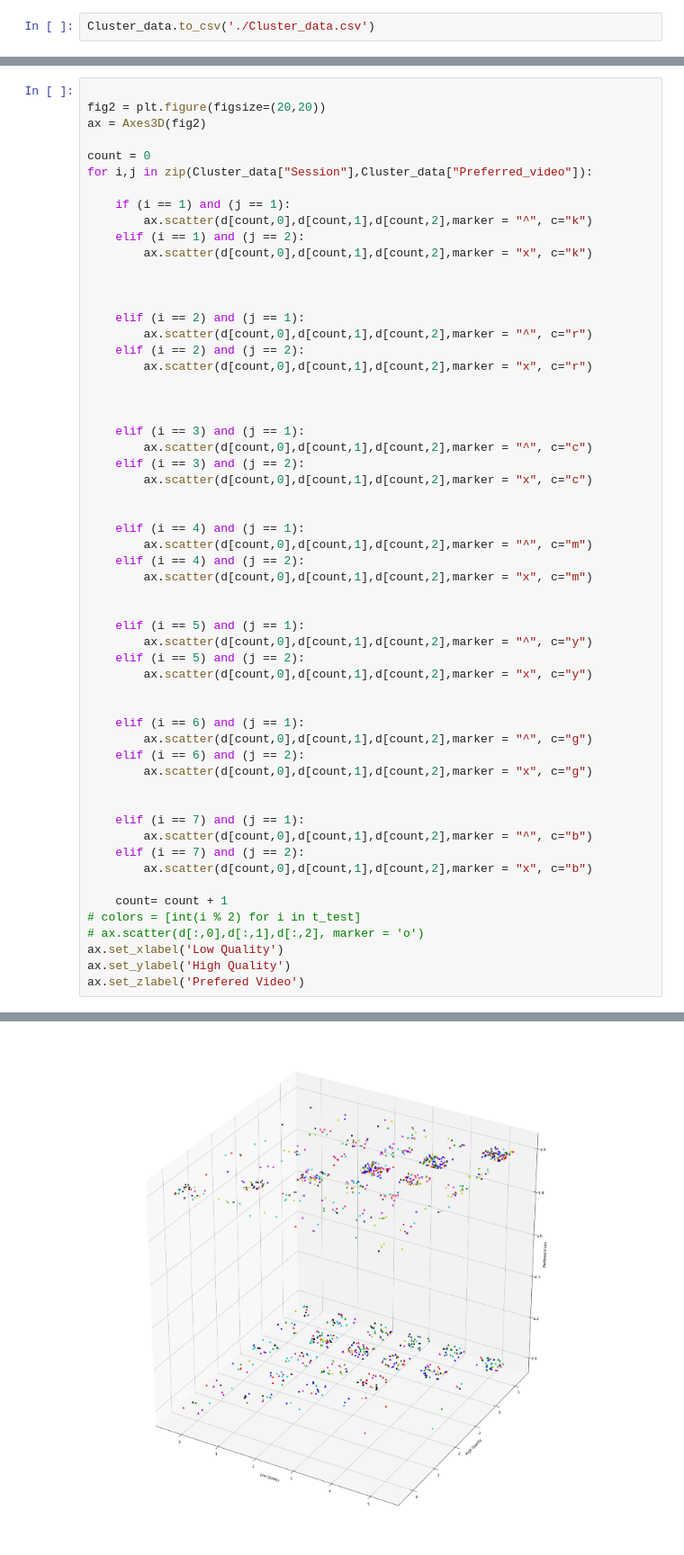
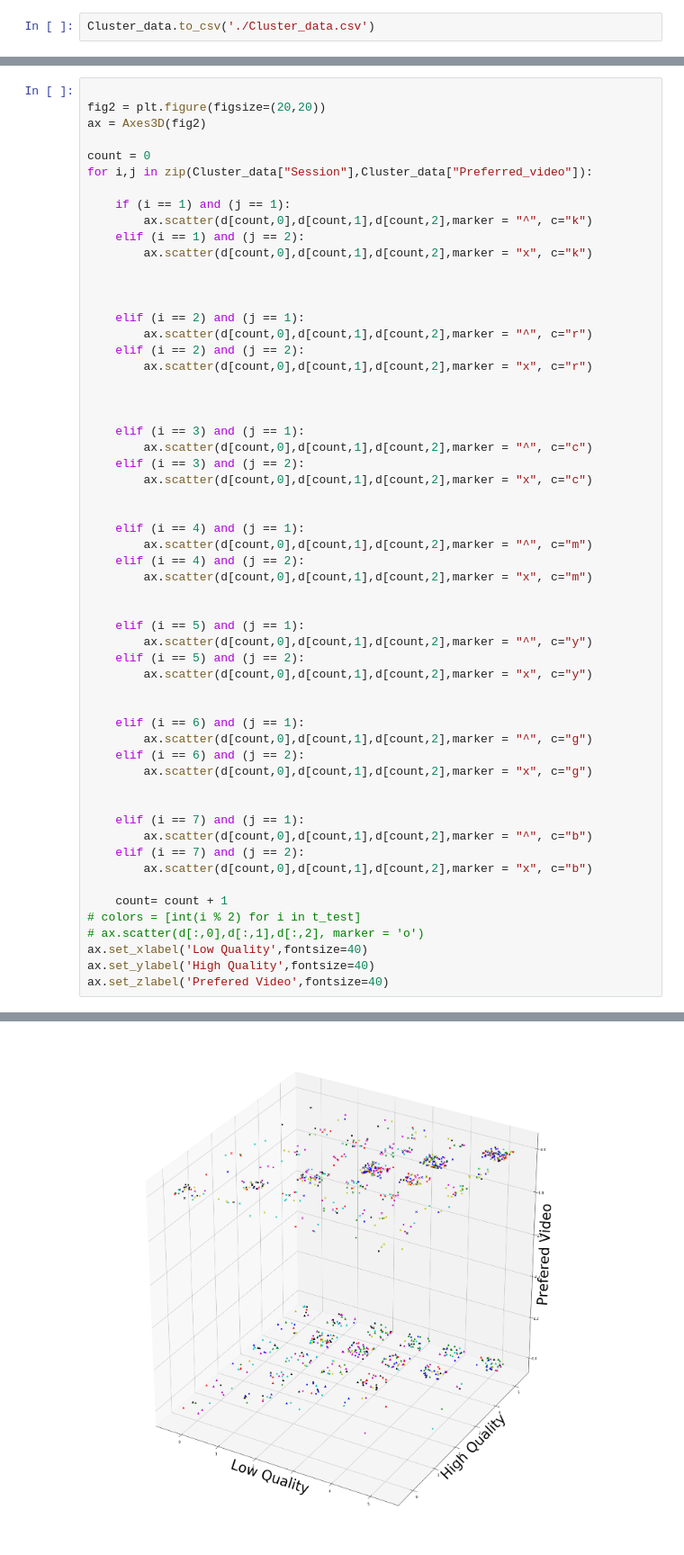
Before and after one commit to aliamin7/QoE-experiment-Data-Analysis, a Jupyter notebook: Data_Analysis.ipynb, the cells around one changed output, grey strips where cells are left out. Shown: that part at 90% size. Drawn from its saved outputs; the diff is of its cells as text.

```diff
--- a/Data_Analysis.ipynb
+++ b/Data_Analysis.ipynb
@@ -510,34 +527,34 @@ for i,j in zip(Cluster_data["Session"],Cluster_data["Preferred_video"]):
 
 
     elif (i == 4) and (j == 1):
         ax.scatter(d[count,0],d[count,1],d[count,2],marker = "^", c="m")
     elif (i == 4) and (j == 2):
         ax.scatter(d[count,0],d[count,1],d[count,2],marker = "x", c="m")
 
 
     elif (i == 5) and (j == 1):
         ax.scatter(d[count,0],d[count,1],d[count,2],marker = "^", c="y")
     elif (i == 5) and (j == 2):
         ax.scatter(d[count,0],d[count,1],d[count,2],marker = "x", c="y")
 
 
     elif (i == 6) and (j == 1):
         ax.scatter(d[count,0],d[count,1],d[count,2],marker = "^", c="g")
     elif (i == 6) and (j == 2):
         ax.scatter(d[count,0],d[count,1],d[count,2],marker = "x", c="g")
 
 
     elif (i == 7) and (j == 1):
         ax.scatter(d[count,0],d[count,1],d[count,2],marker = "^", c="b")
     elif (i == 7) and (j == 2):
         ax.scatter(d[count,0],d[count,1],d[count,2],marker = "x", c="b")
 
     count= count + 1
 # colors = [int(i % 2) for i in t_test]
 # ax.scatter(d[:,0],d[:,1],d[:,2], marker = 'o')
-ax.set_xlabel('Low Quality')
-ax.set_ylabel('High Quality')
-ax.set_zlabel('Prefered Video')
+ax.set_xlabel('Low Quality',fontsize=40)
+ax.set_ylabel('High Quality',fontsize=40)
+ax.set_zlabel('Prefered Video',fontsize=40)
 # %% [output]
 Text(0.5,0,'Prefered Video')
-[figure, old version]
+[figure, new version]
```
Also changed, not shown: parts of 3 cells of this notebook.
